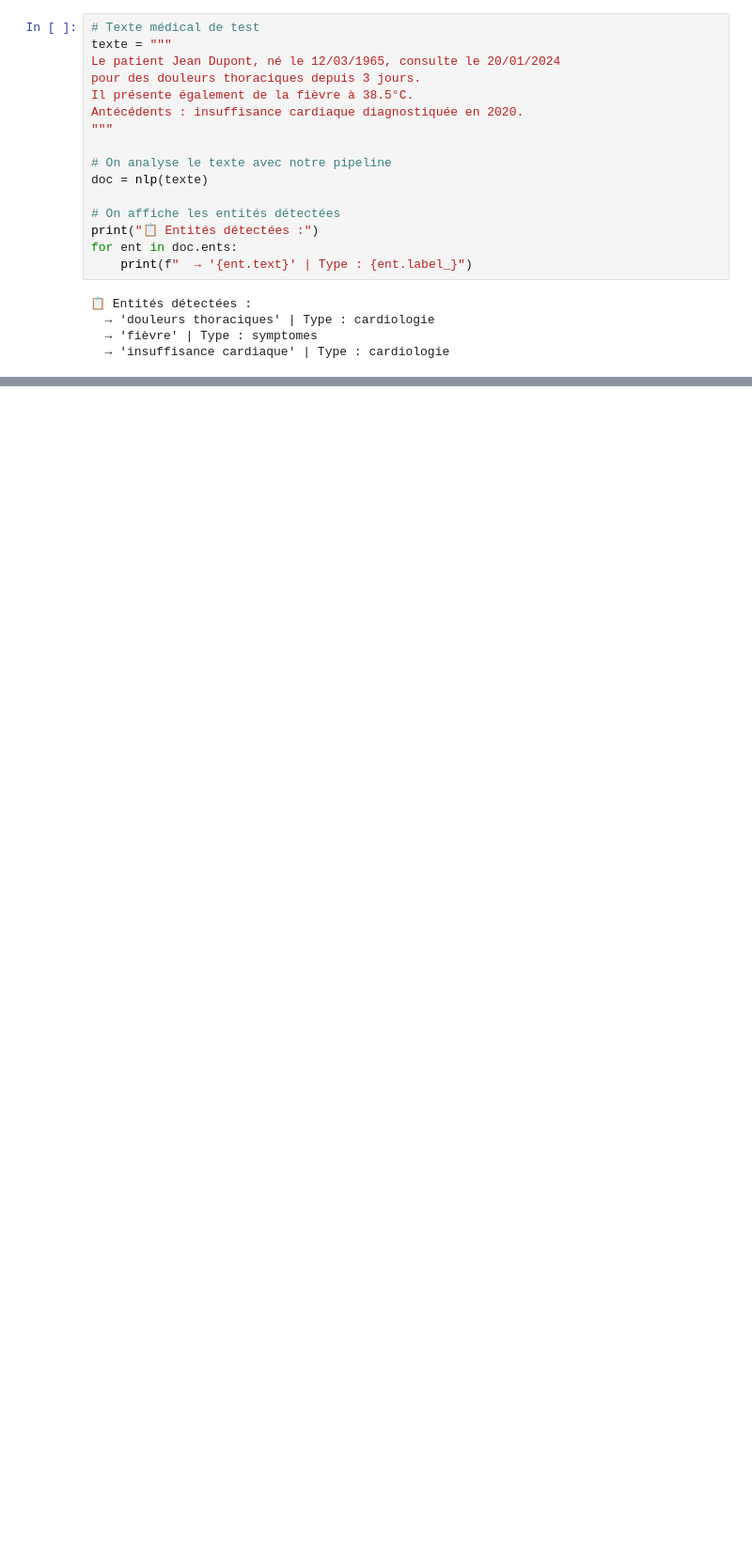
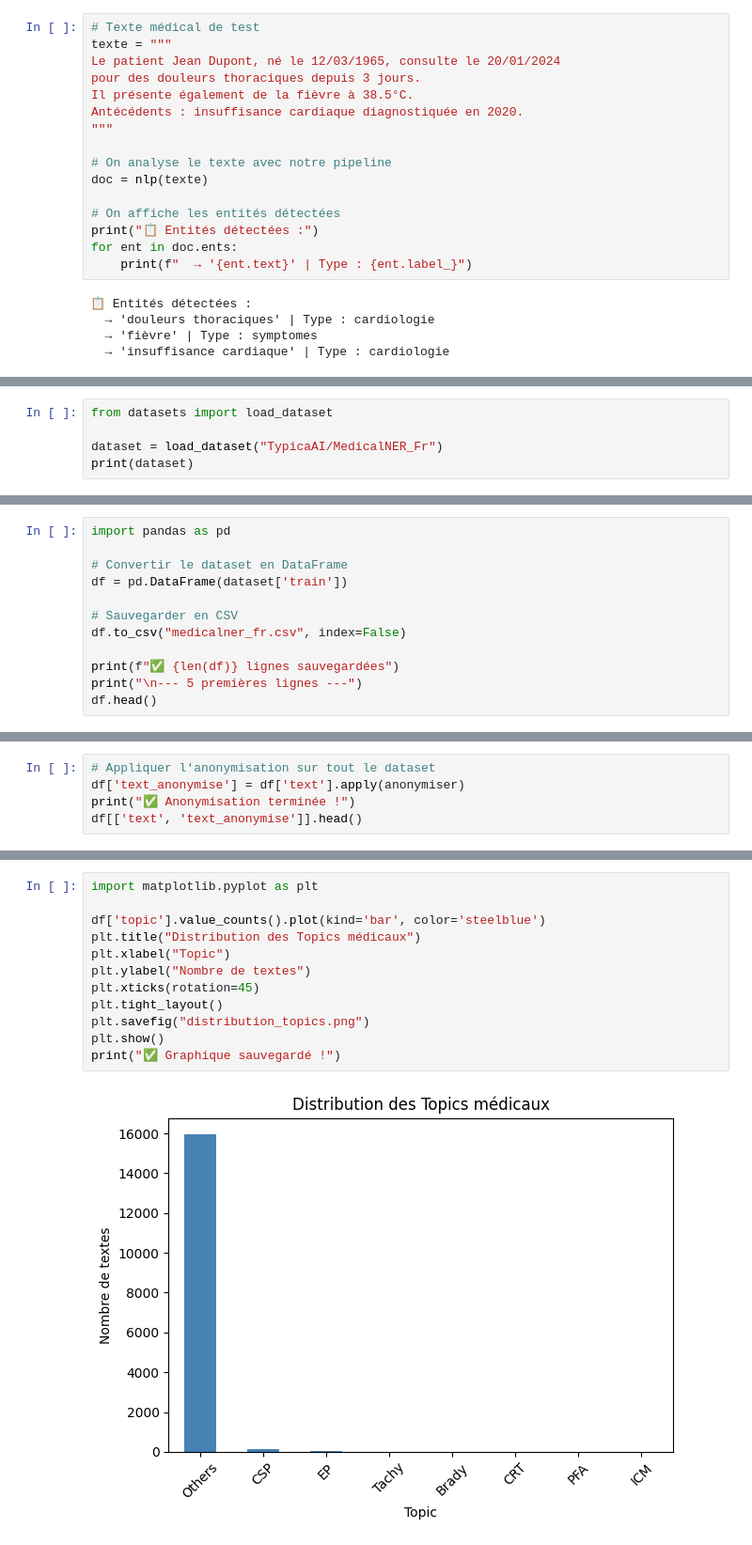
Before and after one commit to WinnieTEKAM/ctd-ia, a Jupyter notebook: exploration_edsnlp.ipynb, the cells around one changed output, grey strips where cells are left out. Shown at 94% size. Drawn from its saved outputs; the diff is of its cells as text; blank space fills up the shorter version.

Commit message:
feat: pipeline NLP complet - anonymisation, topics, hashtags, titre, résumé, ipywidgets

```diff
--- a/exploration_edsnlp.ipynb
+++ b/exploration_edsnlp.ipynb
@@ -82,0 +119,5 @@ Il présente également de la fièvre à 38.5°C.
+# %%
+from datasets import load_dataset
+
+dataset = load_dataset("TypicaAI/MedicalNER_Fr")
+print(dataset)
@@ -82,0 +176,12 @@ Il présente également de la fièvre à 38.5°C.
+# %%
+import pandas as pd
+
+# Convertir le dataset en DataFrame
+df = pd.DataFrame(dataset['train'])
+
+# Sauvegarder en CSV
+df.to_csv("medicalner_fr.csv", index=False)
+
+print(f"✅ {len(df)} lignes sauvegardées")
+print("\n--- 5 premières lignes ---")
+df.head()
@@ -82,0 +271,5 @@ Il présente également de la fièvre à 38.5°C.
+# %%
+# Appliquer l'anonymisation sur tout le dataset
+df['text_anonymise'] = df['text'].apply(anonymiser)
+print("✅ Anonymisation terminée !")
+df[['text', 'text_anonymise']].head()
@@ -82,0 +374,14 @@ Il présente également de la fièvre à 38.5°C.
+# %%
+import matplotlib.pyplot as plt
+
+df['topic'].value_counts().plot(kind='bar', color='steelblue')
+plt.title("Distribution des Topics médicaux")
+plt.xlabel("Topic")
+plt.ylabel("Nombre de textes")
+plt.xticks(rotation=45)
+plt.tight_layout()
+plt.savefig("distribution_topics.png")
+plt.show()
+print("✅ Graphique sauvegardé !")
+# %% [output]
+[figure, added]
```
Also changed, not shown: parts of 31 cells of this notebook.
